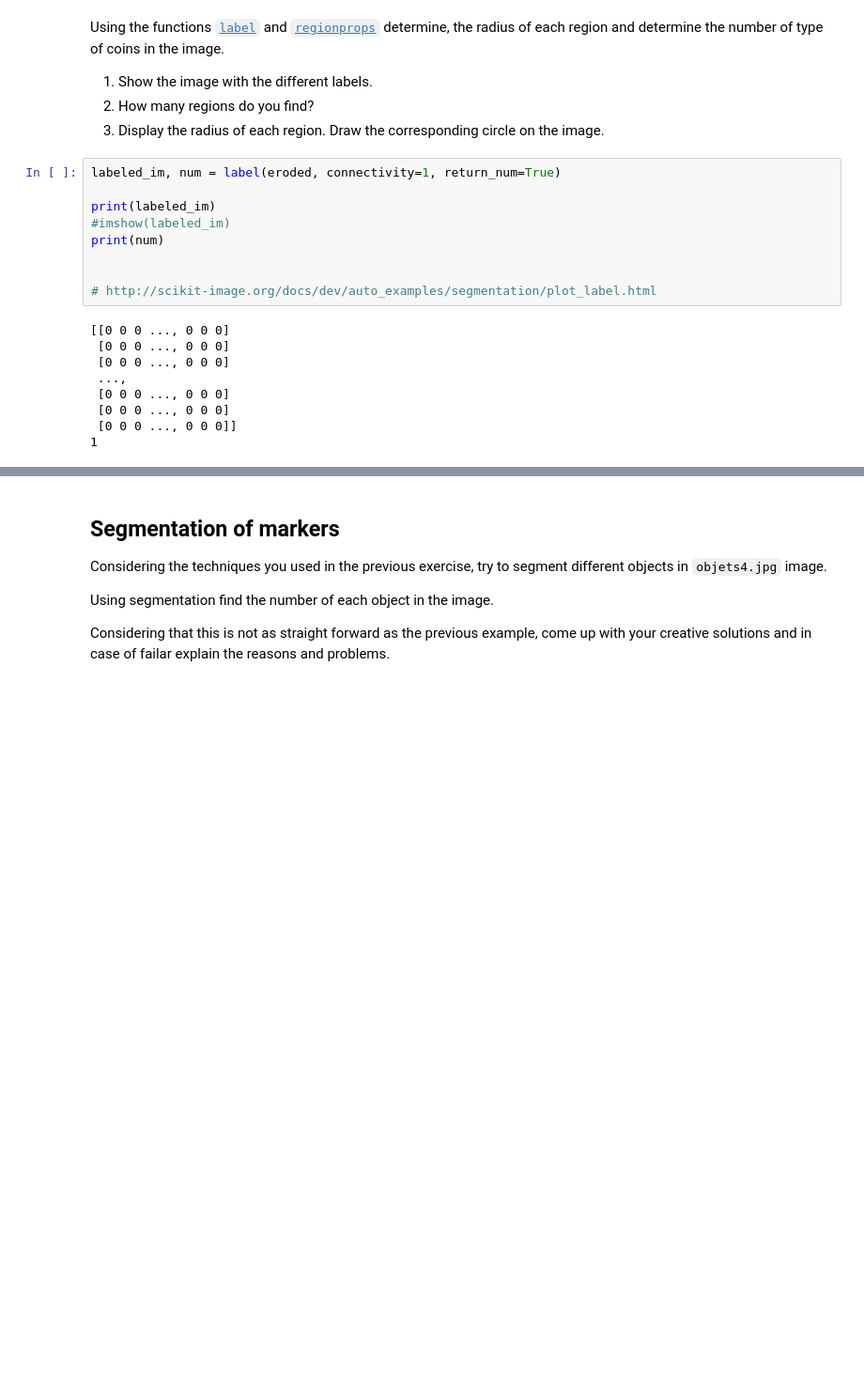
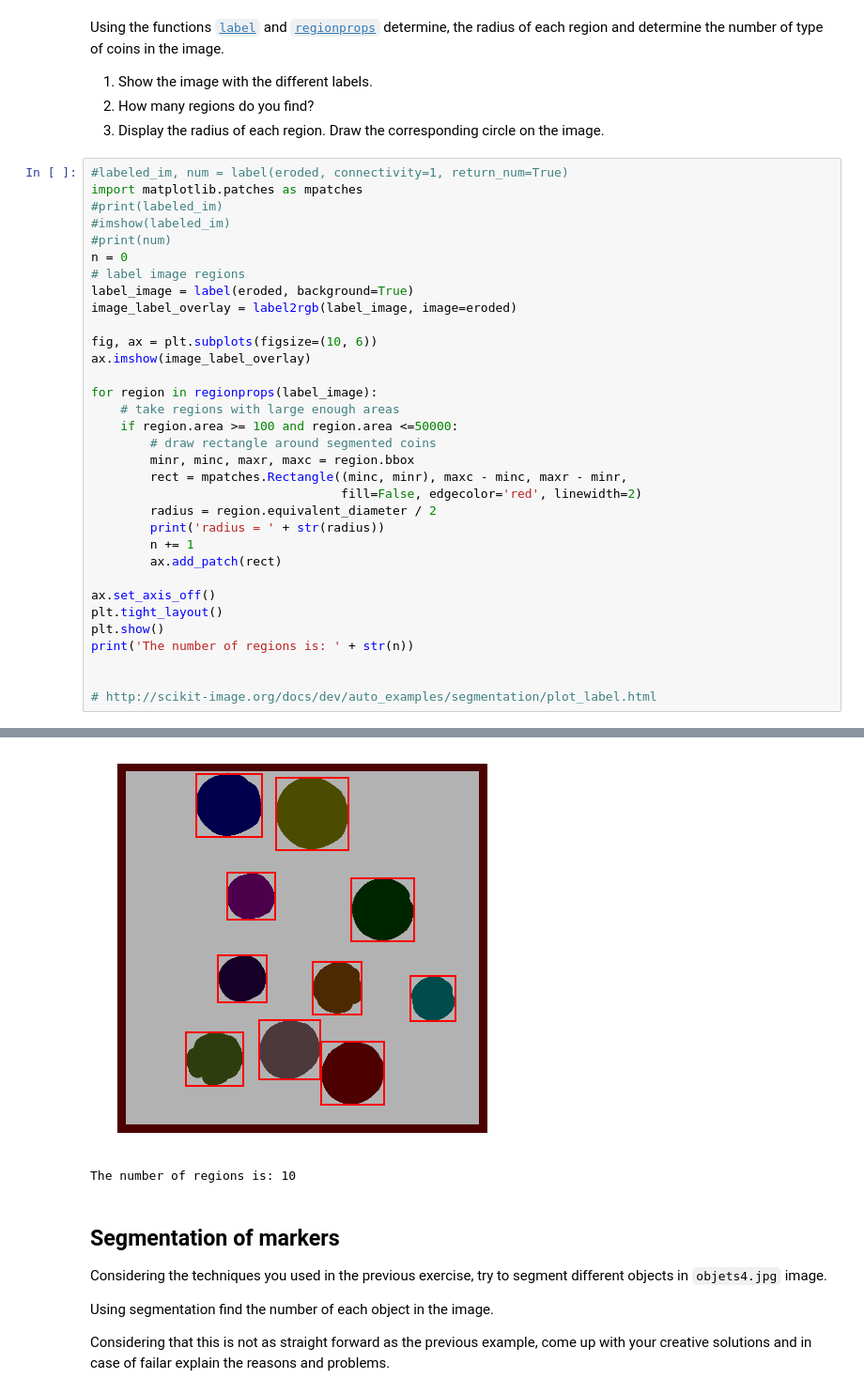
Before and after one commit to AbdElRahman-Gaber/B31XB-IIP-TP-1617, a Jupyter notebook: 5-segmentation/segmentation.ipynb, the cells around one changed output, grey strips where cells are left out. Shown at 94% size. Saved outputs shown, nothing was run; the diff lists cells and outputs as text; blank space fills up the shorter version.

```diff
--- a/5-segmentation/segmentation.ipynb
+++ b/5-segmentation/segmentation.ipynb
@@ -75,21 +76,37 @@ Using the functions [`label`](http://scikit-image.org/docs/stable/api/skimage.me
 1. Show the image with the different labels.
 1. How many regions do you find?
 1. Display the radius of each region. Draw the corresponding circle on the image.
-# %%
-labeled_im, num = label(eroded, connectivity=1, return_num=True)
-
-print(labeled_im)
-#imshow(labeled_im)
-print(num)
-
-
-# http://scikit-image.org/docs/dev/auto_examples/segmentation/plot_label.html
-# %% [output]
-[[0 0 0 ..., 0 0 0]
- [0 0 0 ..., 0 0 0]
- [0 0 0 ..., 0 0 0]
- ...,
- [0 0 0 ..., 0 0 0]
- [0 0 0 ..., 0 0 0]
- [0 0 0 ..., 0 0 0]]
-1
+# %%
+#labeled_im, num = label(eroded, connectivity=1, return_num=True)
+import matplotlib.patches as mpatches
+#print(labeled_im)
+#imshow(labeled_im)
+#print(num)
+n = 0
+# label image regions
+label_image = label(eroded, background=True)
+image_label_overlay = label2rgb(label_image, image=eroded)
+
+fig, ax = plt.subplots(figsize=(10, 6))
+ax.imshow(image_label_overlay)
+
+for region in regionprops(label_image):
+    # take regions with large enough areas
+    if region.area >= 100 and region.area <=50000:
+        # draw rectangle around segmented coins
+        minr, minc, maxr, maxc = region.bbox
+        rect = mpatches.Rectangle((minc, minr), maxc - minc, maxr - minr,
+                                  fill=False, edgecolor='red', linewidth=2)
+        radius = region.equivalent_diameter / 2
+        print('radius = ' + str(radius))
+        n += 1
+        ax.add_patch(rect)
+
+ax.set_axis_off()
+plt.tight_layout()
+plt.show()
+print('The number of regions is: ' + str(n))
+
+
+# http://scikit-image.org/docs/dev/auto_examples/segmentation/plot_label.html
+# %% [output]
@@ -96,3 +123,5 @@ print(num)
+[figure, added]
+The number of regions is: 10
 # %% [markdown]
 ## Segmentation of markers
 
```
Also changed, not shown: parts of 7 cells of this notebook.
